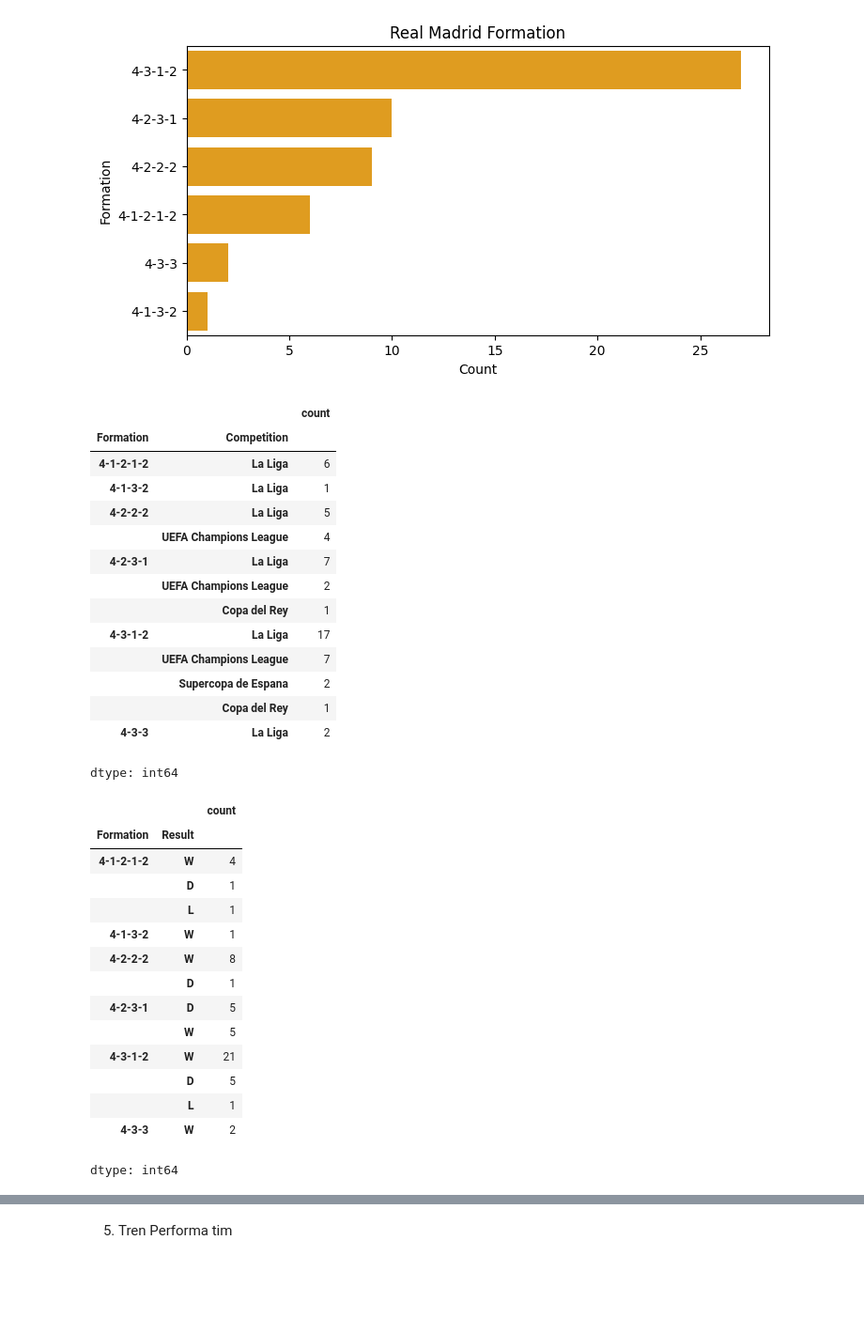
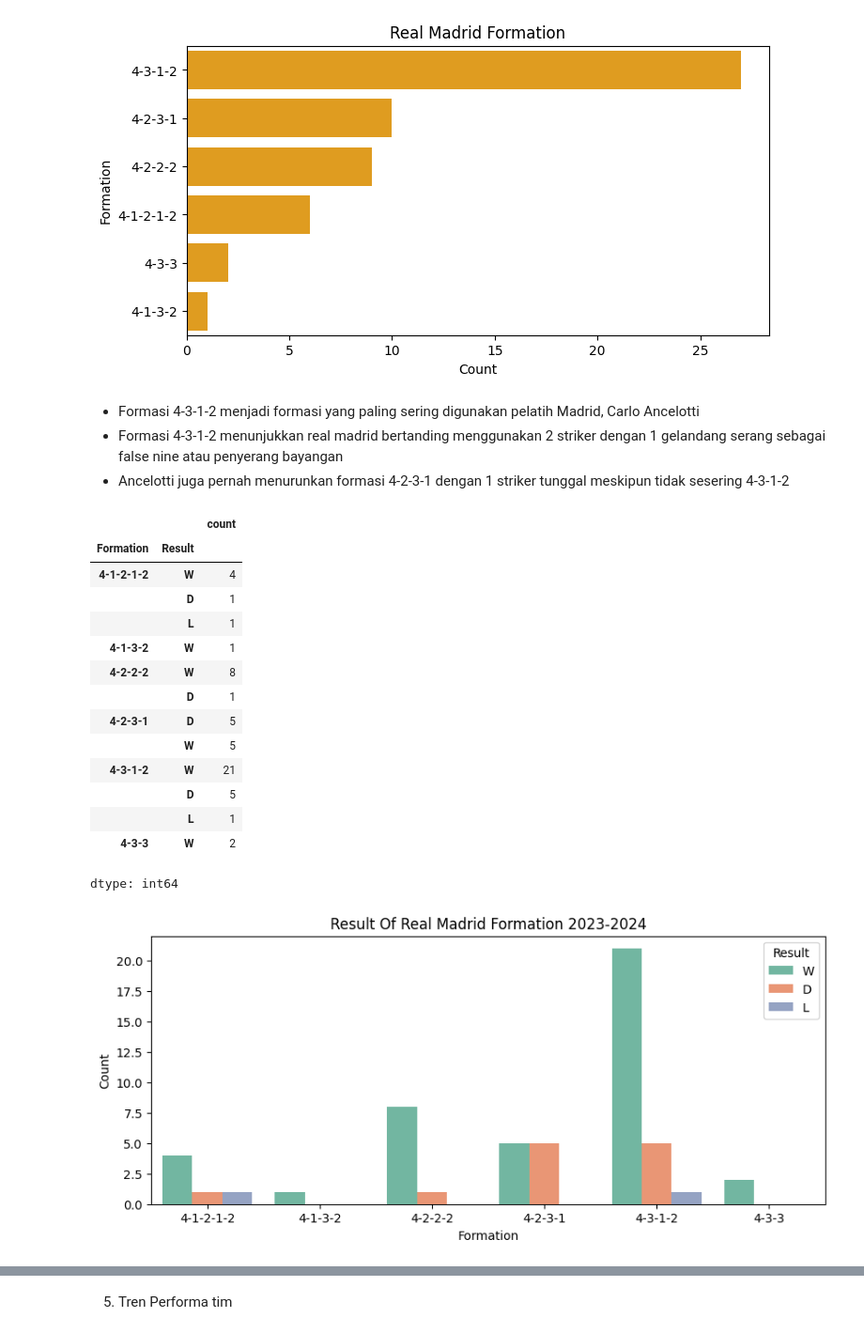
Before and after one commit to HeavyCrow1203/Analysis-Of-Real-Madrid-Performance, a Jupyter notebook: Real_Madrid_Performance_season_2023_2024.ipynb, the cells around one changed output, grey strips where cells are left out. Shown at 94% size. Saved outputs shown, nothing was run; the diff lists cells and outputs as text; code cells hidden in the pictures; blank space fills up the shorter version.

```diff
--- a/Real_Madrid_Performance_season_2023_2024.ipynb
+++ b/Real_Madrid_Performance_season_2023_2024.ipynb
@@ -300,39 +311,35 @@ plt.xlabel('Count')
 plt.show()
 # %% [output]
 [figure]
+# %% [markdown]
+- Formasi 4-3-1-2 menjadi formasi yang paling sering digunakan pelatih Madrid, Carlo Ancelotti
+- Formasi 4-3-1-2 menunjukkan real madrid bertanding menggunakan 2 striker dengan 1 gelandang serang sebagai false nine atau penyerang bayangan
+- Ancelotti juga pernah menurunkan formasi 4-2-3-1 dengan 1 striker tunggal meskipun tidak sesering 4-3-1-2
 # %%
-df['Competition'].groupby(df['Formation']).value_counts()
+result_formation = df['Result'].groupby(df['Formation']).value_counts()
+result_formation
 # %% [output]
 |  |  | count |
-| Formation | Competition |  |
-| 4-1-2-1-2 | La Liga | 6 |
-| 4-1-3-2 | La Liga | 1 |
-| 4-2-2-2 | La Liga | 5 |
-|  | UEFA Champions League | 4 |
-| 4-2-3-1 | La Liga | 7 |
-|  | UEFA Champions League | 2 |
-|  | Copa del Rey | 1 |
-| 4-3-1-2 | La Liga | 17 |
-|  | UEFA Champions League | 7 |
-|  | Supercopa de Espana | 2 |
-|  | Copa del Rey | 1 |
-| 4-3-3 | La Liga | 2 |
+| Formation | Result |  |
+| 4-1-2-1-2 | W | 4 |
+|  | D | 1 |
+|  | L | 1 |
+| 4-1-3-2 | W | 1 |
+| 4-2-2-2 | W | 8 |
+|  | D | 1 |
+| 4-2-3-1 | D | 5 |
+|  | W | 5 |
+| 4-3-1-2 | W | 21 |
+|  | D | 5 |
+|  | L | 1 |
+| 4-3-3 | W | 2 |
 dtype: int64
-# %%
-df['Result'].groupby(df['Formation']).value_counts()
-# %% [output]
-|  |  | count |
-| Formation | Result |  |
-| 4-1-2-1-2 | W | 4 |
-|  | D | 1 |
-|  | L | 1 |
-| 4-1-3-2 | W | 1 |
-| 4-2-2-2 | W | 8 |
-|  | D | 1 |
-| 4-2-3-1 | D | 5 |
-|  | W | 5 |
-| 4-3-1-2 | W | 21 |
-|  | D | 5 |
-|  | L | 1 |
-| 4-3-3 | W | 2 |
-dtype: int64
+# %%
+plt.figure(figsize=(10,4))
+sns.barplot(x=result_formation.index.get_level_values(0), y=result_formation.values, hue=result_formation.index.get_level_values(1), palette='Set2')
+plt.title('Result Of Real Madrid Formation 2023-2024')
+plt.xlabel('Formation')
+plt.ylabel('Count')
+plt.show()
+# %% [output]
+[figure, added]
```
Also changed, not shown: parts of 9 cells of this notebook.
